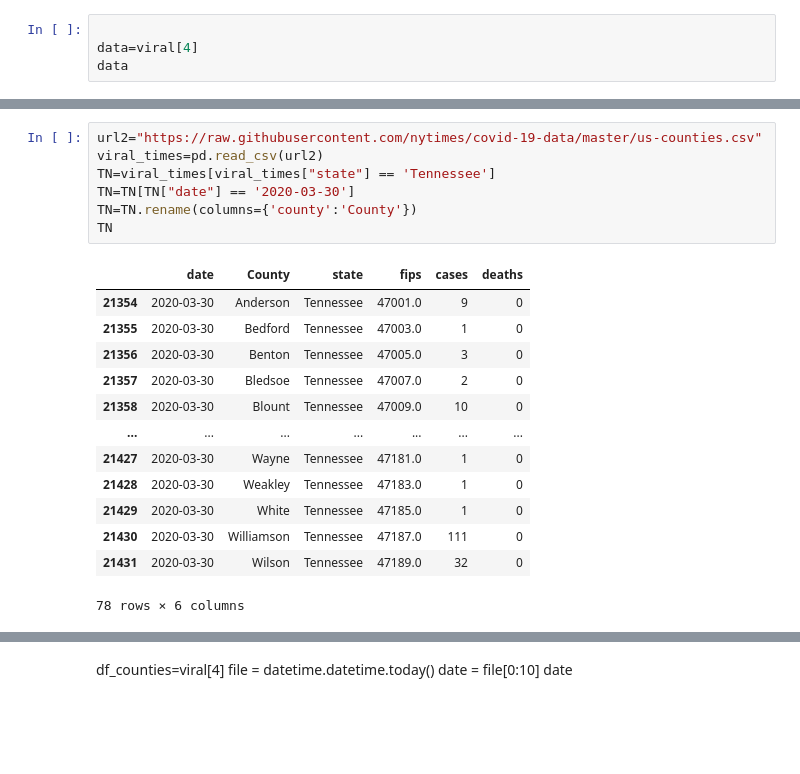
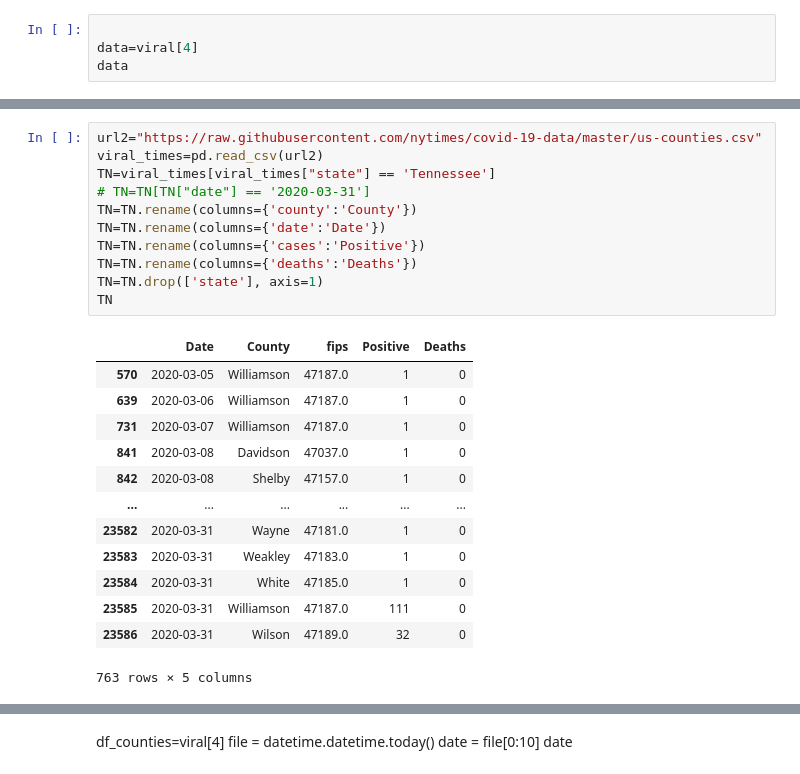
Before and after one commit to clayfranklin/Coronavirus, a Jupyter notebook: Covid_predictions/TN/notebooks/TNDeptHealth.ipynb, the cells around one changed output, grey strips where cells are left out. Drawn from its saved outputs; the diff is of its cells as text; blank space fills up the shorter version.

```diff
--- a/Covid_predictions/TN/notebooks/TNDeptHealth.ipynb
+++ b/Covid_predictions/TN/notebooks/TNDeptHealth.ipynb
@@ -109,23 +115,27 @@ TN_data
 # %%
 url2="https://raw.githubusercontent.com/nytimes/covid-19-data/master/us-counties.csv"
 viral_times=pd.read_csv(url2)
 TN=viral_times[viral_times["state"] == 'Tennessee']
-TN=TN[TN["date"] == '2020-03-30']
+# TN=TN[TN["date"] == '2020-03-31']
 TN=TN.rename(columns={'county':'County'})
+TN=TN.rename(columns={'date':'Date'})
+TN=TN.rename(columns={'cases':'Positive'})
+TN=TN.rename(columns={'deaths':'Deaths'})
+TN=TN.drop(['state'], axis=1)
 TN
 # %% [output]
-|  | date | County | state | fips | cases | deaths |
-| 21354 | 2020-03-30 | Anderson | Tennessee | 47001.0 | 9 | 0 |
-| 21355 | 2020-03-30 | Bedford | Tennessee | 47003.0 | 1 | 0 |
-| 21356 | 2020-03-30 | Benton | Tennessee | 47005.0 | 3 | 0 |
-| 21357 | 2020-03-30 | Bledsoe | Tennessee | 47007.0 | 2 | 0 |
-| 21358 | 2020-03-30 | Blount | Tennessee | 47009.0 | 10 | 0 |
-| ... | ... | ... | ... | ... | ... | ... |
-| 21427 | 2020-03-30 | Wayne | Tennessee | 47181.0 | 1 | 0 |
-| 21428 | 2020-03-30 | Weakley | Tennessee | 47183.0 | 1 | 0 |
-| 21429 | 2020-03-30 | White | Tennessee | 47185.0 | 1 | 0 |
-| 21430 | 2020-03-30 | Williamson | Tennessee | 47187.0 | 111 | 0 |
-| 21431 | 2020-03-30 | Wilson | Tennessee | 47189.0 | 32 | 0 |
+|  | Date | County | fips | Positive | Deaths |
+| 570 | 2020-03-05 | Williamson | 47187.0 | 1 | 0 |
+| 639 | 2020-03-06 | Williamson | 47187.0 | 1 | 0 |
+| 731 | 2020-03-07 | Williamson | 47187.0 | 1 | 0 |
+| 841 | 2020-03-08 | Davidson | 47037.0 | 1 | 0 |
+| 842 | 2020-03-08 | Shelby | 47157.0 | 1 | 0 |
+| ... | ... | ... | ... | ... | ... |
+| 23582 | 2020-03-31 | Wayne | 47181.0 | 1 | 0 |
+| 23583 | 2020-03-31 | Weakley | 47183.0 | 1 | 0 |
+| 23584 | 2020-03-31 | White | 47185.0 | 1 | 0 |
+| 23585 | 2020-03-31 | Williamson | 47187.0 | 111 | 0 |
+| 23586 | 2020-03-31 | Wilson | 47189.0 | 32 | 0 |
-78 rows × 6 columns
+763 rows × 5 columns
 # %%
 TN_deaths = TN_data.merge(TN,left_on='County',right_on='County', how='left')
```
Also changed, not shown: parts of 8 cells of this notebook, 16 other files.
